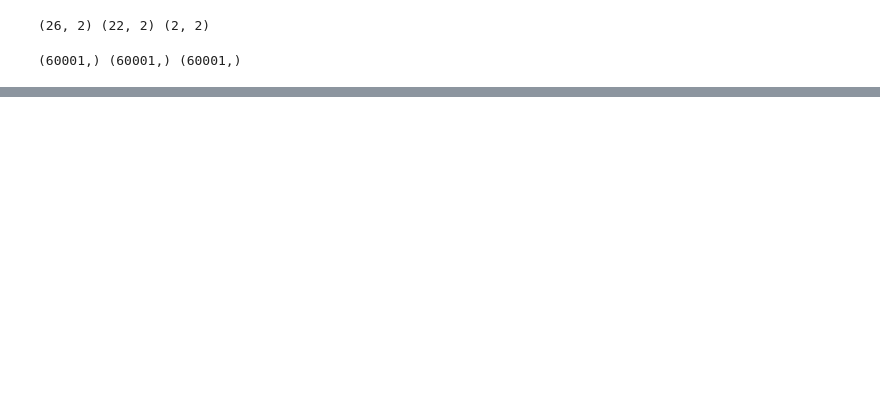
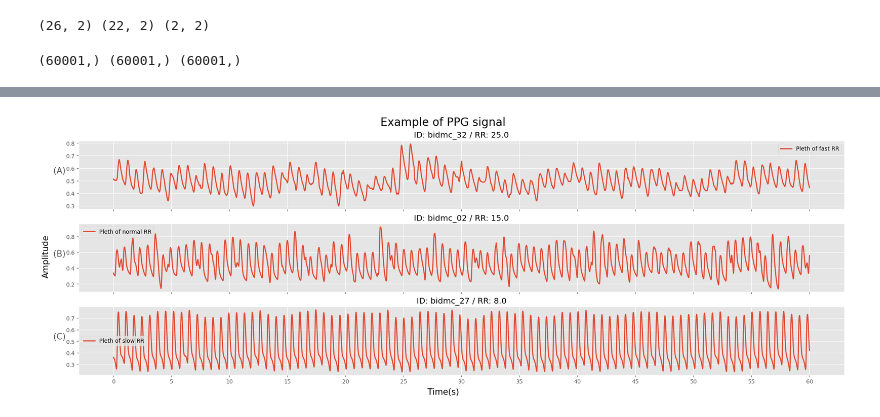
Before and after one commit to Noritheyellow/Project-RRpo-2ndStudy, a Jupyter notebook: src/91_plot_signal.ipynb, the cells around one changed output, grey strips where cells are left out. Saved outputs shown, nothing was run; the diff lists cells and outputs as text; code cells hidden in the pictures; blank space fills up the shorter version.

```diff
--- a/src/91_plot_signal.ipynb
+++ b/src/91_plot_signal.ipynb
@@ -50,0 +90,33 @@ plt.show()
+# %%
+# i = np.random.randint(0, 470)
+# print(f'Sample: {i}')
+fi, ni, si = 48, 400, 309
+fig, axs = plt.subplots(3,1,figsize=(20,7), sharex=True, constrained_layout=True)
+# axs[0,0].plot(fast_pleth, linewidth=2, label='Pleth of fast RR')
+fast_p = fast_pleth[125*fi:125*(fi+60)]
+axs[0].plot(fast_p, linewidth=2, label='Pleth of fast RR')
+# axs[0].plot(np.arange(125*2, 125*60+1), SMA(fast_p, 250), c='b', linewidth=1.5, linestyle='--', alpha=.7, label='MA of fast RR')
+axs[0].set_title(f'ID: {sel_fast_id} / RR: {np.round(np.median(fast_rr[fi:(fi+60),1]))}')
+# axs[1,0].plot(normal_pleth, linewidth=2, label='Pleth of normal RR')
+normal_p = normal_pleth[125*ni:125*(ni+60)]
+axs[1].plot(normal_p, linewidth=2, label='Pleth of normal RR')
+# axs[1].plot(np.arange(125*2, 125*60+1), SMA(normal_p, 250), c='b', linewidth=1.5, linestyle='--', alpha=.7, label='MA of normal RR')
+axs[1].set_title(f'ID: {sel_normal_id} / RR: {np.round(np.median(normal_rr[ni:(ni+60),1]))}')
+# axs[2,0].plot(slow_pleth, linewidth=2, label='Pleth of slow RR')
+slow_p = slow_pleth[125*si:125*(si+60)]
+axs[2].plot(slow_p, linewidth=2, label='Pleth of slow RR')
+# axs[2].plot(np.arange(125*2, 125*60+1), SMA(slow_p, 250), c='b', linewidth=1.5, linestyle='--', alpha=.7, label='MA of slow RR')
+axs[2].set_title(f'ID: {sel_slow_id} / RR: {np.round(np.median(slow_rr[si:(si+60),1]))}')
+# axs[2,0].set_xlabel('offset')
+for i in range(3): axs[i].legend()
+for i in range(3): axs[i].set_xticks(np.arange(0,7501,125*5), np.arange(0,61,5))
+axs[0].set_ylabel('(A)   ', fontsize=15, rotation=0)
+axs[1].set_ylabel('(B)   ', fontsize=15, rotation=0)
+axs[2].set_ylabel('(C)   ', fontsize=15, rotation=0)
+plt.suptitle('Example of PPG signal', fontsize=20)
+# axs[2].set_xlabel('time(s)', fontsize=15)
+fig.supxlabel('Time(s)', fontsize=15)
+fig.supylabel('Amplitude', fontsize=15)
+plt.show()
+# %% [output]
+[figure, added]
```
Also changed, not shown: parts of 5 cells of this notebook, 2 other files.
